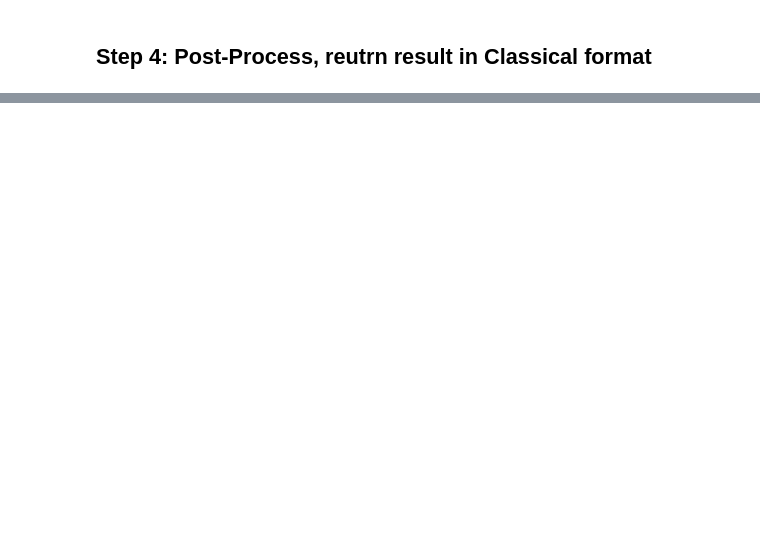
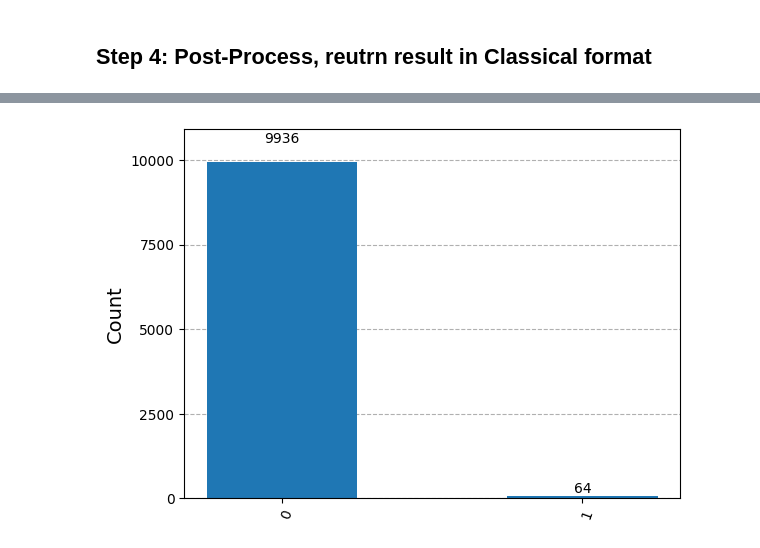
Before and after one commit to Nihar-Shah2001/Quantum_Computing_Notes, a Jupyter notebook: Notes/codes/deutsch-josza_algorithm.ipynb, the cells around one changed output, grey strips where cells are left out. Drawn from its saved outputs; the diff is of its cells as text; code cells hidden in the pictures; blank space fills up the shorter version.

```diff
--- a/Notes/codes/deutsch-josza_algorithm.ipynb
+++ b/Notes/codes/deutsch-josza_algorithm.ipynb
@@ -180,0 +179,4 @@ dist_4 = result_4[0].data.meas.get_counts()
+# %%
+plot_histogram(dist_2)
+# %% [output]
+[figure, added]
```
Also changed, not shown: parts of 10 cells of this notebook, 6 other files.
